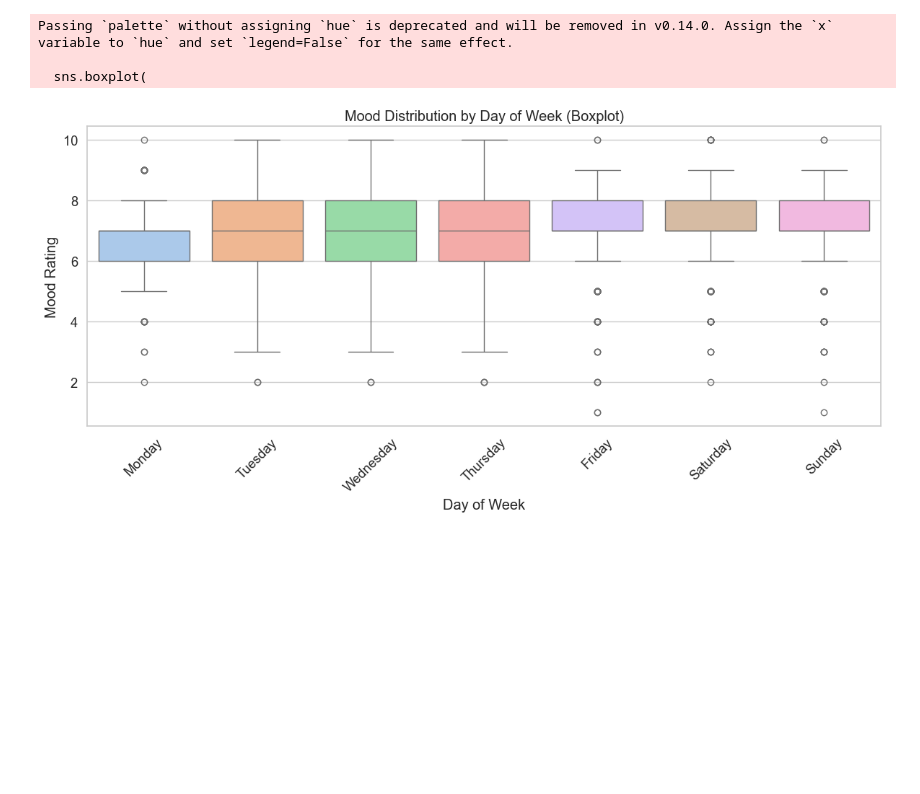
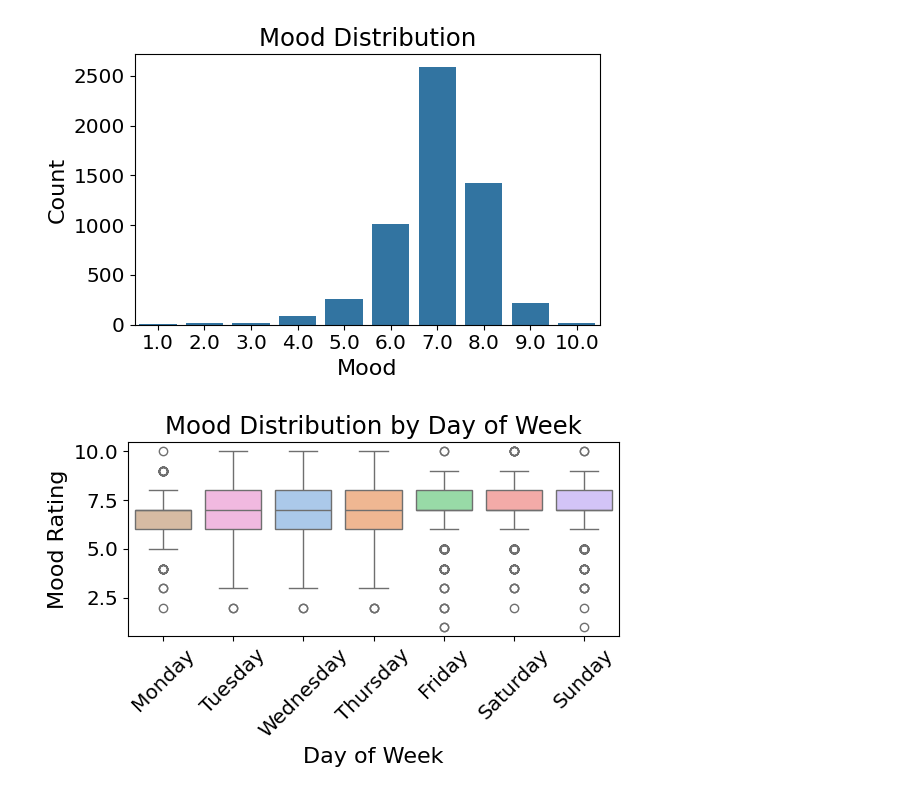
Before and after one commit to PietPjotr/DMT1, a Jupyter notebook: mood_smartphone_eda.ipynb, the cells around one changed output. Drawn from its saved outputs; the diff is of its cells as text; code cells hidden in the pictures; blank space fills up the shorter version.

```diff
--- a/mood_smartphone_eda.ipynb
+++ b/mood_smartphone_eda.ipynb
@@ -26,25 +18,61 @@ plt.show()
+# %%
+def plot_mood_distribution(df, text_scale=1.5):
+    base_size = 10 * text_scale
+    plt.rcParams.update({
+        'font.size': base_size,
+        'axes.titlesize': base_size * 1.1,
+        'axes.labelsize': base_size,
+        'xtick.labelsize': base_size * 0.9,
+        'ytick.labelsize': base_size * 0.9,
+        'legend.fontsize': base_size * 0.9,
+    })
+
+    plt.figure(figsize=(6, 4))  # Good for 0.49\textwidth in Overleaf
+    sns.countplot(x='mood', data=df)
+    plt.title('Mood Distribution')
+    plt.xlabel('Mood')
+    plt.ylabel('Count')
+    plt.tight_layout()
+    plt.savefig('mood_distribution.pdf', format='pdf')
+    plt.show()
+
+plot_mood_distribution(df, text_scale=1.6)
+# %% [output]
+[figure, added]
 # %%
 # Mood boxplot by weekday
 df['weekday'] = df['timestamp'].dt.day_name()
 order = ['Monday','Tuesday','Wednesday','Thursday','Friday','Saturday','Sunday']
 
-plt.figure(figsize=(12,6))
-sns.boxplot(
-    x='weekday',
-    y='mood',
-    data=df,
-    order=order,
-    palette='pastel'
-)
-plt.title('Mood Distribution by Day of Week (Boxplot)')
-plt.xlabel('Day of Week')
-plt.ylabel('Mood Rating')
-plt.xticks(rotation=45)
-plt.tight_layout()
-plt.savefig('mood_by_weekday_boxplot.pdf')
-plt.show()
+def plot_mood_by_weekday(df, text_scale=1.5):
+    base_size = 10 * text_scale
+    plt.rcParams.update({
+        'font.size': base_size,
+        'axes.titlesize': base_size * 1.1,
+        'axes.labelsize': base_size,
+        'xtick.labelsize': base_size * 0.9,
+        'ytick.labelsize': base_size * 0.9,
+        'legend.fontsize': base_size * 0.9,
+    })
+
+    plt.figure(figsize=(6, 4))  # Good for 0.49\textwidth in Overleaf
+    sns.boxplot(
+            x='weekday',
+            y='mood',
+            hue='weekday',  # Set hue to x-variable
+            data=df,
+            order=order,
+            palette='pastel',
+            legend=False     # Disable legend since hue duplicates x
+        )
+    plt.title('Mood Distribution by Day of Week')
+    plt.xlabel('Day of Week')
+    plt.ylabel('Mood Rating')
+    plt.xticks(rotation=45)
+    plt.tight_layout()
+    plt.savefig('mood_by_weekday_boxplot.pdf', format='pdf')
+    plt.show()
+
+plot_mood_by_weekday(df, text_scale=1.6)
 # %% [output]
-Passing `palette` without assigning `hue` is deprecated and will be removed in v0.14.0. Assign the `x` variable to `hue` and set `legend=False` for the same effect.
-
-  sns.boxplot(
-[figure, old version]
+[figure, new version]
```
Also changed, not shown: parts of 1 cell of this notebook, 2 other files.
